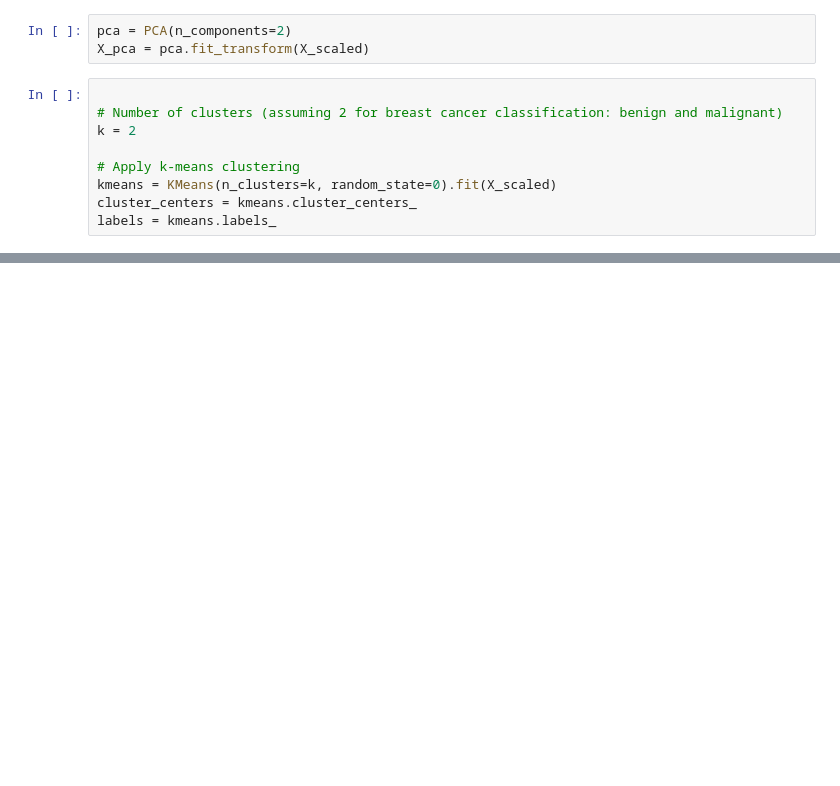
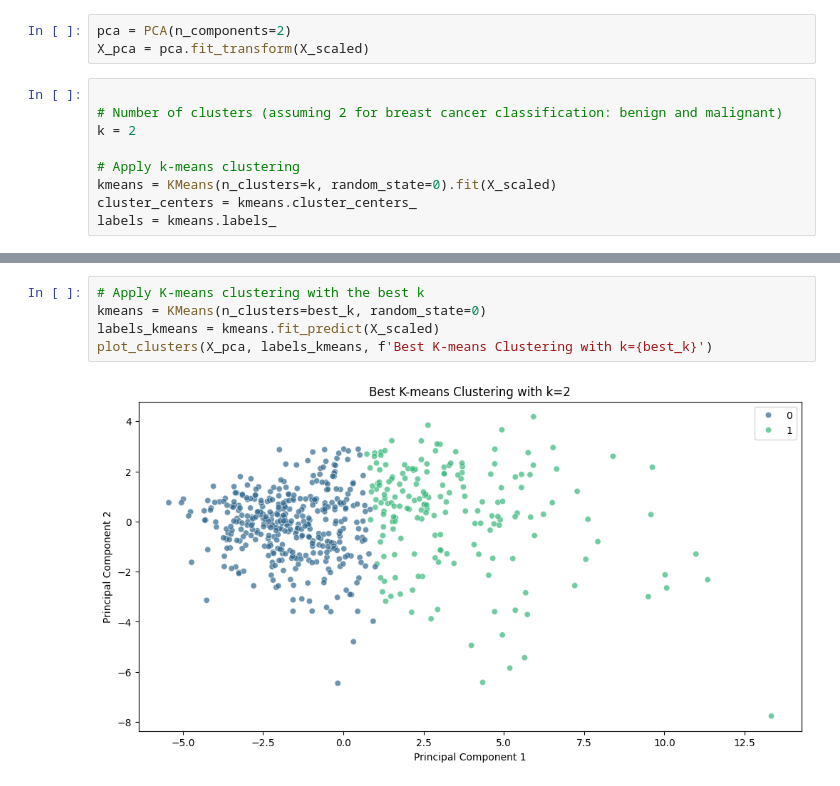
Before and after one commit to Theo951/Breast-cancer-classification, a Jupyter notebook: cancer_analysis.ipynb, the cells around one changed output, grey strips where cells are left out. Drawn from its saved outputs; the diff is of its cells as text; blank space fills up the shorter version.

```diff
--- a/cancer_analysis.ipynb
+++ b/cancer_analysis.ipynb
@@ -105,0 +158,7 @@ plt.show()
+# %%
+# Apply K-means clustering with the best k
+kmeans = KMeans(n_clusters=best_k, random_state=0)
+labels_kmeans = kmeans.fit_predict(X_scaled)
+plot_clusters(X_pca, labels_kmeans, f'Best K-means Clustering with k={best_k}')
+# %% [output]
+[figure, added]
```
Also changed, not shown: parts of 9 cells of this notebook, 2 other files.
